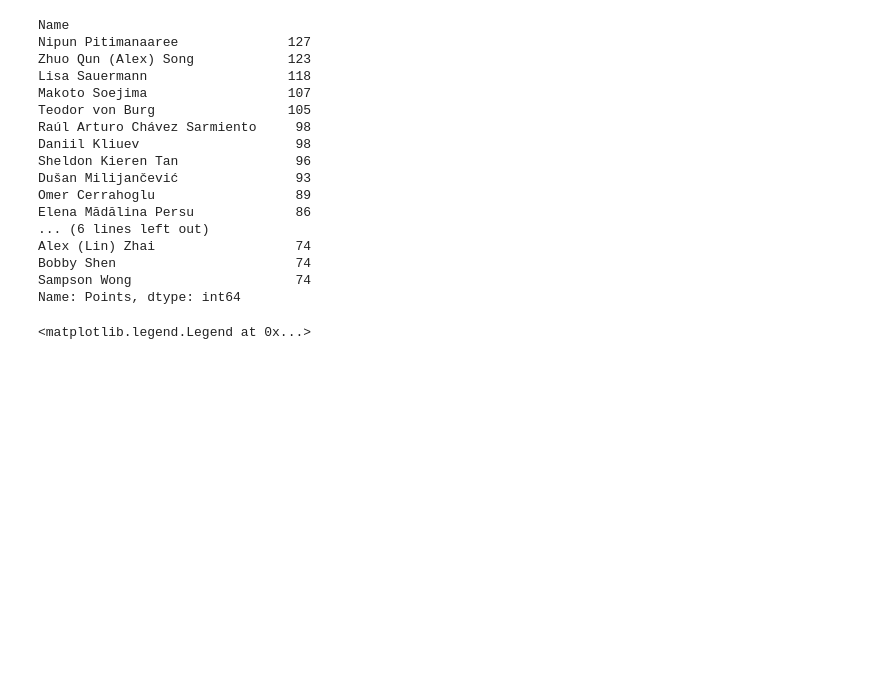
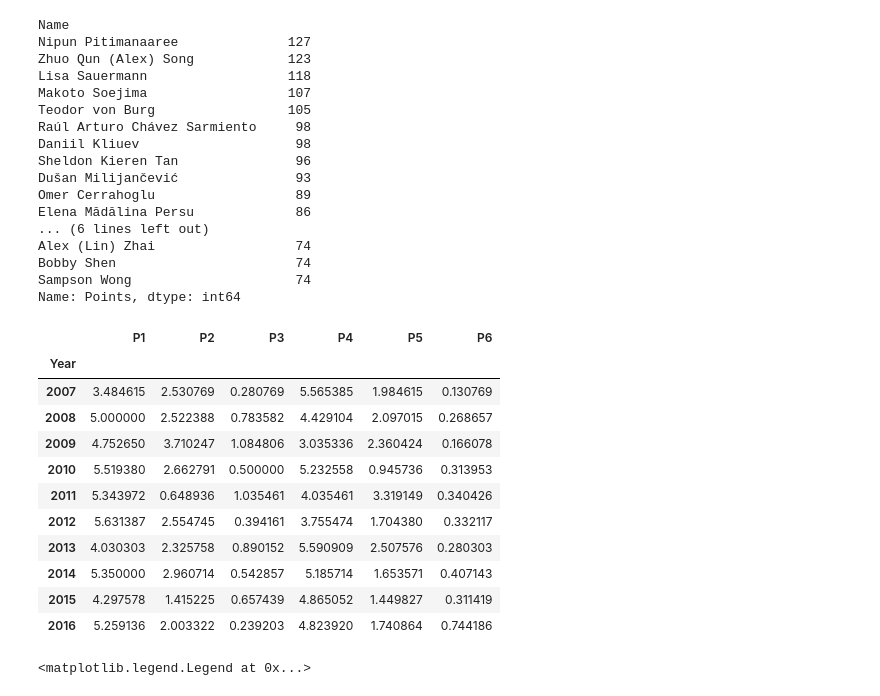
Before and after one commit to lenarttreven/projekt_programiranje_1, a Jupyter notebook: projekt.ipynb, the cells around one changed output. Drawn from its saved outputs; the diff is of its cells as text; code cells hidden in the pictures; blank space fills up the shorter version.

```diff
--- a/projekt.ipynb
+++ b/projekt.ipynb
@@ -52,3 +50,20 @@ po_letih = data.groupby('Year')
+# %%
+po_letih = data.groupby('Year')
+najtežja_naloga = po_letih[['P1','P2','P3','P4','P5','P6']].mean()
+najtežja_naloga
+# %% [output]
+|  | P1 | P2 | P3 | P4 | P5 | P6 |
+| Year |  |  |  |  |  |  |
+| 2007 | 3.484615 | 2.530769 | 0.280769 | 5.565385 | 1.984615 | 0.130769 |
+| 2008 | 5.000000 | 2.522388 | 0.783582 | 4.429104 | 2.097015 | 0.268657 |
+| 2009 | 4.752650 | 3.710247 | 1.084806 | 3.035336 | 2.360424 | 0.166078 |
+| 2010 | 5.519380 | 2.662791 | 0.500000 | 5.232558 | 0.945736 | 0.313953 |
+| 2011 | 5.343972 | 0.648936 | 1.035461 | 4.035461 | 3.319149 | 0.340426 |
+| 2012 | 5.631387 | 2.554745 | 0.394161 | 3.755474 | 1.704380 | 0.332117 |
+| 2013 | 4.030303 | 2.325758 | 0.890152 | 5.590909 | 2.507576 | 0.280303 |
+| 2014 | 5.350000 | 2.960714 | 0.542857 | 5.185714 | 1.653571 | 0.407143 |
+| 2015 | 4.297578 | 1.415225 | 0.657439 | 4.865052 | 1.449827 | 0.311419 |
+| 2016 | 5.259136 | 2.003322 | 0.239203 | 4.823920 | 1.740864 | 0.744186 |
 # %%
 graf = po_letih[['P1','P2','P3','P4','P5','P6']].mean().plot(kind='bar', stacked=True, figsize=(6, 4), fontsize=10)
 graf.legend(fontsize=7, loc=9, ncol=6)
```
Also changed, not shown: parts of 3 cells of this notebook.
